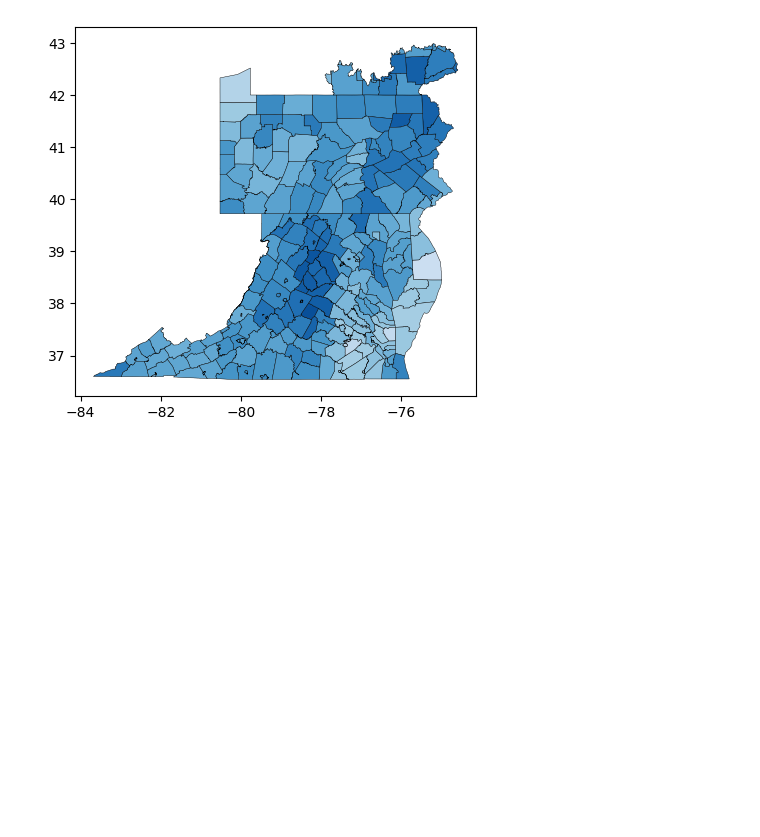
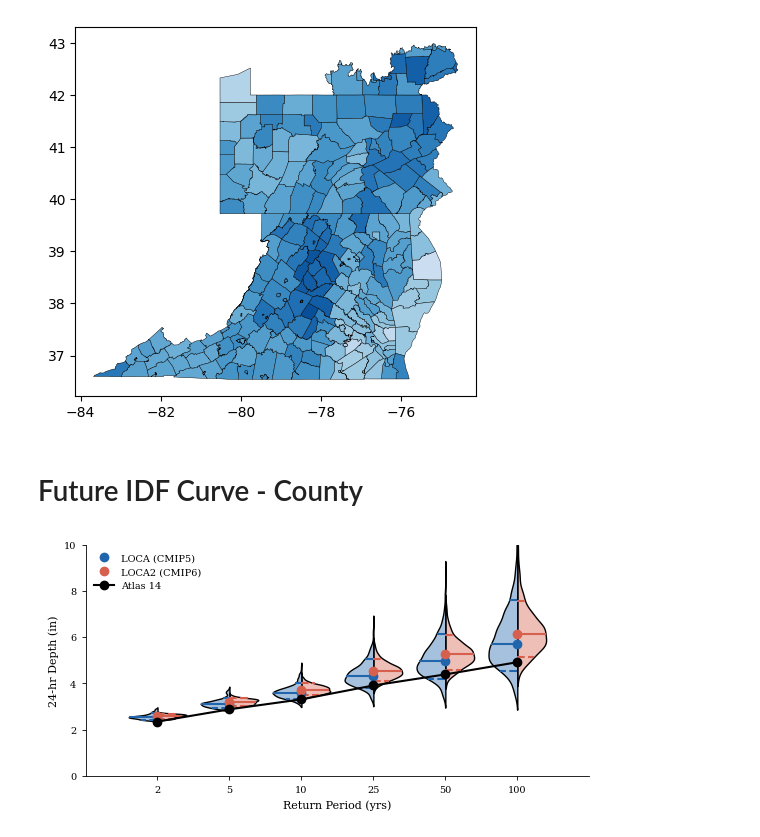
Before and after one commit to emzu/futureIDF, a Jupyter notebook: 02)Viz_Data.ipynb, the cells around one changed output. Cells and saved outputs as stored; diff of their text form; code cells hidden in the pictures; blank space fills up the shorter version.

Commit message:
Add Future IDF Curve Plotting

```diff
--- a/02)Viz_Data.ipynb
+++ b/02)Viz_Data.ipynb
@@ -147,3 +159,11 @@ gdf.plot(column='adj_factor', cmap='Blues', legend=False,
 # %% [output]
 <Axes: >
 [figure]
+# %% [markdown]
+# Future IDF Curve - County
+# %%
+atlas14_counties = data_io.a14_county_gdf(a14_PATH="/content/futureIDF/data/Atlas14/atlas14_24hr_data.parquet")
+# %%
+fig, ax = plotting.future_idf_curve(LOCA, LOCA2, atlas14_counties, county_name = "Allegheny")
+# %% [output]
+[figure, added]
```
Also changed, not shown: parts of 3 cells of this notebook.
